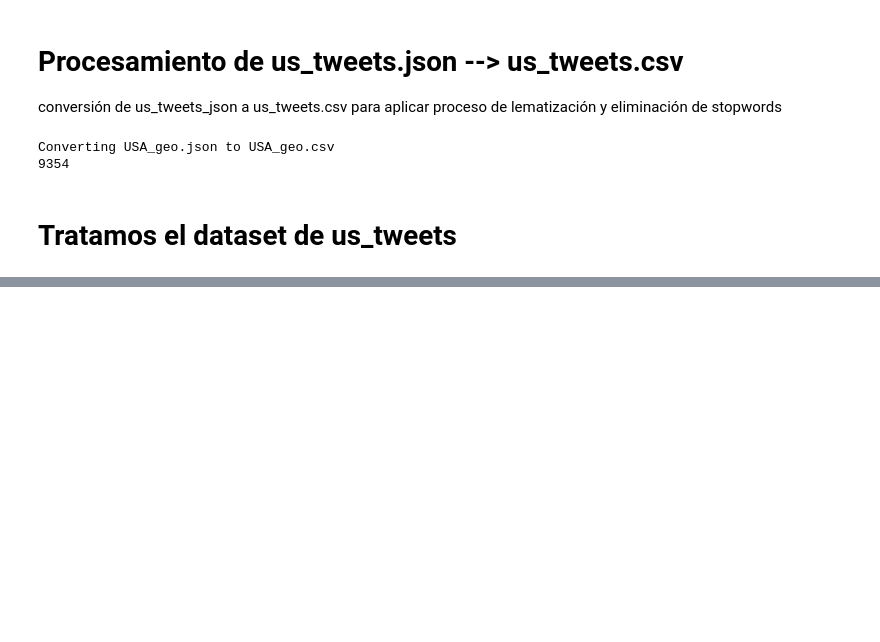
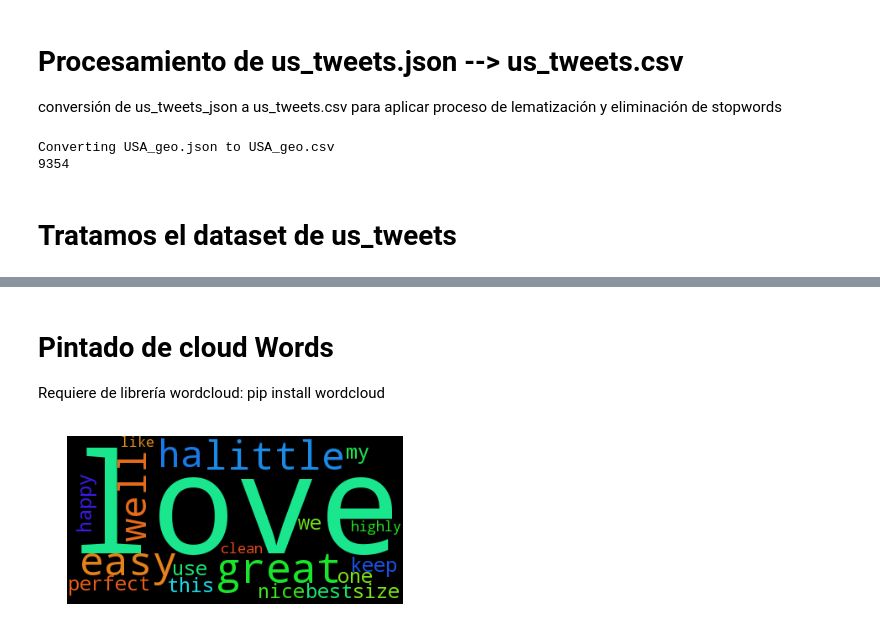
Before and after one commit to digeno/ProyectoFinMasterDataScience, a Jupyter notebook: Data Engineering.ipynb, the cells around one changed output, grey strips where cells are left out. Drawn from its saved outputs; the diff is of its cells as text; code cells hidden in the pictures; blank space fills up the shorter version.

Commit message:
Funciones CloudWords para possitiveData y negativeData

```diff
--- a/Data Engineering.ipynb
+++ b/Data Engineering.ipynb
@@ -218,0 +229,3 @@ dfTweeter.to_csv('us_tweets.csv', header=True,quoting=1)
+# %% [markdown]
+# Pintado de cloud Words
+Requiere de librería wordcloud: pip install wordcloud
@@ -218,0 +238,33 @@ dfTweeter.to_csv('us_tweets.csv', header=True,quoting=1)
+# %%
+# a partir del listado de tuplas con probabilidades de palabras con sentimiento positivo pintamos su cloudword
+# TODO sustituir possitiveData por valor real de Logistic Regression.ipynb#word_coefficient_tuples[0:20]
+
+
+
+
+possitiveData = [('love', 0.11516618684233537),
+ ('great', 0.080023721523415775),
+ ('easy', 0.060784809521622268),
+ ('little', 0.043273114802474026),
+ ('well', 0.034577347869094624),
+ ('ha', 0.031782657756372915),
+ ('perfect', 0.02794323744248348),
+ ('keep', 0.024582663611358507),
+ ('we', 0.023264533519747128),
+ ('my', 0.023145741891859677),
+ ('nice', 0.022054081613016238),
+ ('use', 0.021768893055755807),
+ ('happy', 0.019507169644448902),
+ ('this', 0.019297492216305973),
+ ('one', 0.018951434854755495),
+ ('best', 0.017241315558508198),
+ ('size', 0.016596876725228724),
+ ('highly', 0.016464206308266966),
+ ('like', 0.016012593506922024),
+ ('clean', 0.015915941635580182)]
+wordcloud = WordCloud(relative_scaling=.1).generate_from_frequencies(possitiveData)
+plt.imshow(wordcloud)
+plt.axis("off")
+plt.show()
+# %% [output]
+[figure, added]
```
Also changed, not shown: parts of 5 cells of this notebook.
